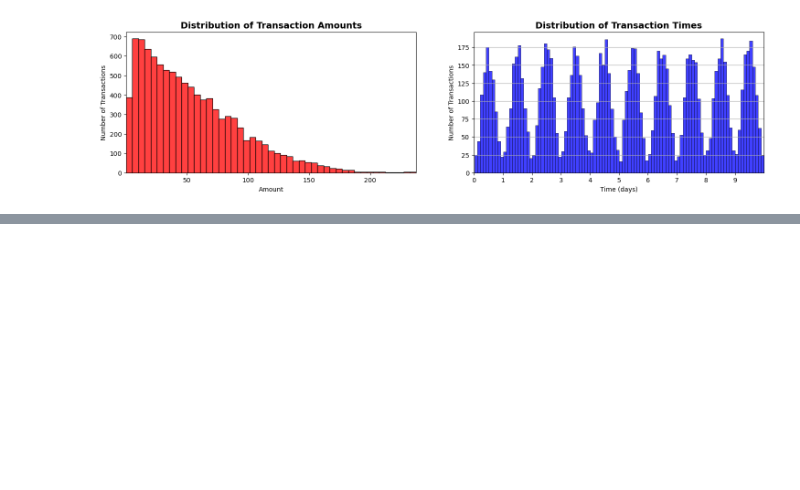
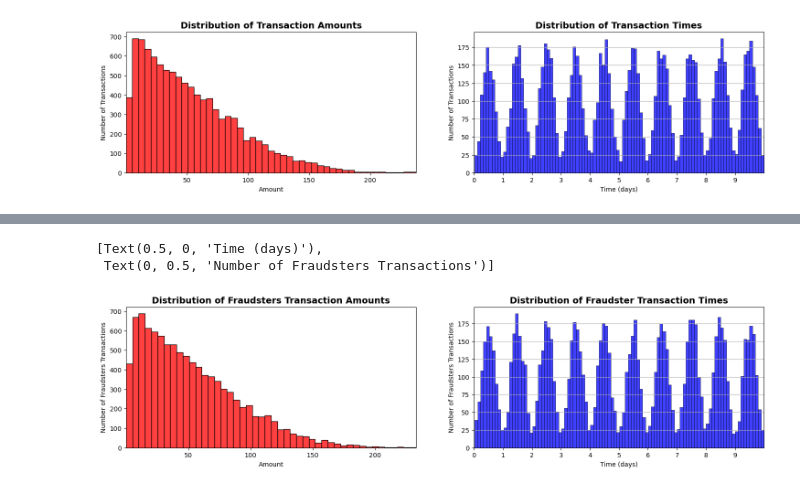
Before and after one commit to Tmiseray/transaction-data-simulator, a Jupyter notebook: TransDataSim.ipynb, the cells around one changed output, grey strips where cells are left out. Cells and saved outputs as stored; diff of their text form; code cells hidden in the pictures; blank space fills up the shorter version.

Commit message:
Added Fraudster DataFrames

```diff
--- a/TransDataSim.ipynb
+++ b/TransDataSim.ipynb
@@ -396,0 +616,9 @@ ax[1].set(xlabel='Time (days)', ylabel="Number of Transactions")
+# %%
+# Dataset with 5000 Customers, 10,000 Terminals, 90 Days of Transactions
+# Corresponding dates from 2023/12/01 - 2024/02/28
+(customer_profiles_table, terminal_profiles_table, fraudsters_transactions_df) = \
+    generate_dataset(n_customers = 5000,
+                     n_terminals = 10000,
+                     nb_days = 90,
+                     start_date = "2023-12-01",
+                     r = 5)
@@ -396,0 +650,27 @@ ax[1].set(xlabel='Time (days)', ylabel="Number of Transactions")
+# %%
+# Plotting Distribution of Fraudsters Transaction Amounts and Times
+
+
+distribution_fraudster_amount_times_fig, ax=plt.subplots(1, 2, figsize=(18,4))
+
+amount_val = fraudsters_transactions_df[fraudsters_transactions_df.tx_time_days<10]['tx_amount'].sample(n=10000).values
+time_val = fraudsters_transactions_df[fraudsters_transactions_df.tx_time_days<10]['tx_time_seconds'].sample(n=10000).values
+
+plt.grid(axis='y')
+
+sns.histplot(amount_val, ax=ax[0], color='red', kde=False)
+ax[0].set_title('Distribution of Fraudsters Transaction Amounts', fontsize=14, weight='semibold')
+ax[0].set_xlim([min(amount_val), max(amount_val)])
+ax[0].set(xlabel='Amount', ylabel='Number of Fraudsters Transactions')
+
+
+# Divide the time variables by 86400 to transform seconds into days in the plot
+sns.histplot(time_val/86400, ax=ax[1], color='blue', bins=100, kde=False)
+ax[1].set_title('Distribution of Fraudster Transaction Times', fontsize=14, weight='semibold')
+ax[1].set_xlim([min(time_val/86400), max(time_val/86400)])
+ax[1].set_xticks(range(10))
+ax[1].set(xlabel='Time (days)', ylabel="Number of Fraudsters Transactions")
+# %% [output]
+[Text(0.5, 0, 'Time (days)'),
+ Text(0, 0.5, 'Number of Fraudsters Transactions')]
+[figure, added]
```
Also changed, not shown: parts of 12 cells of this notebook.
